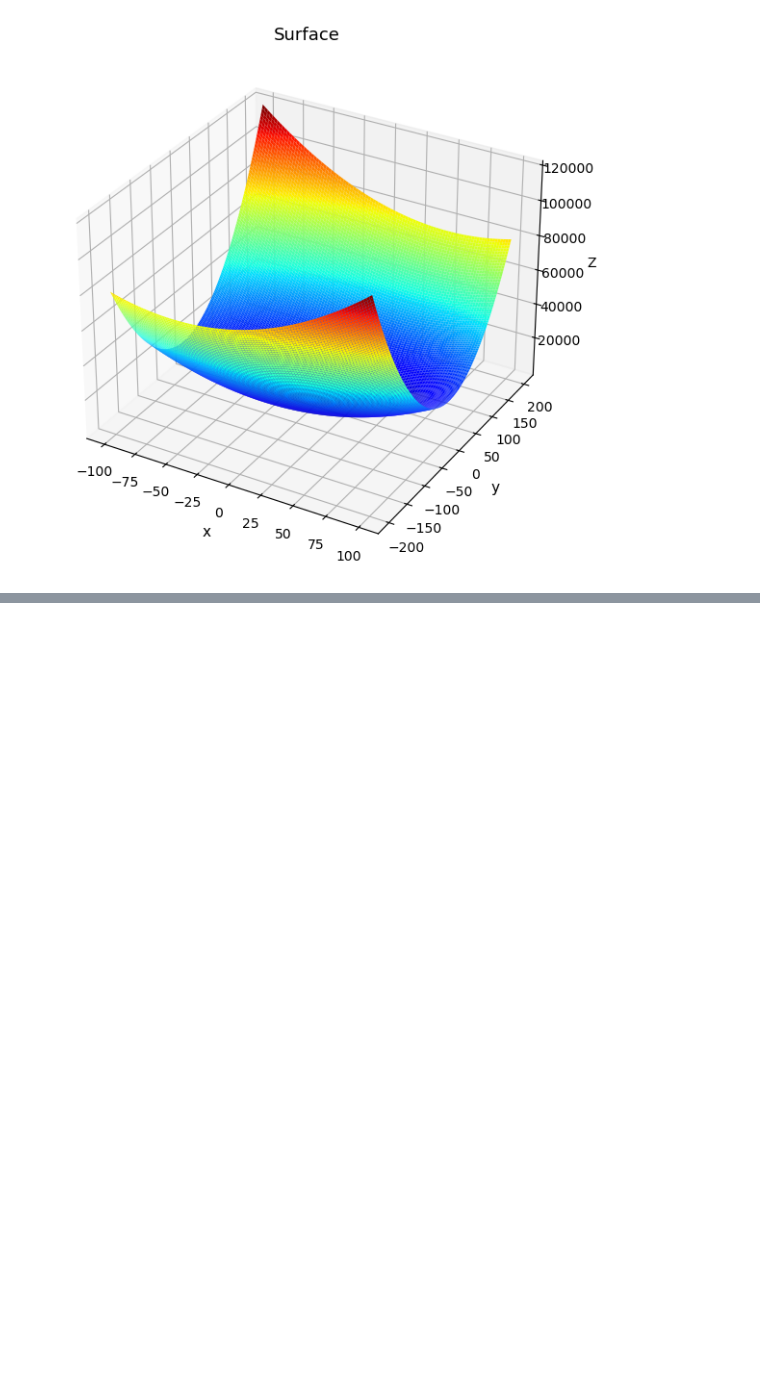
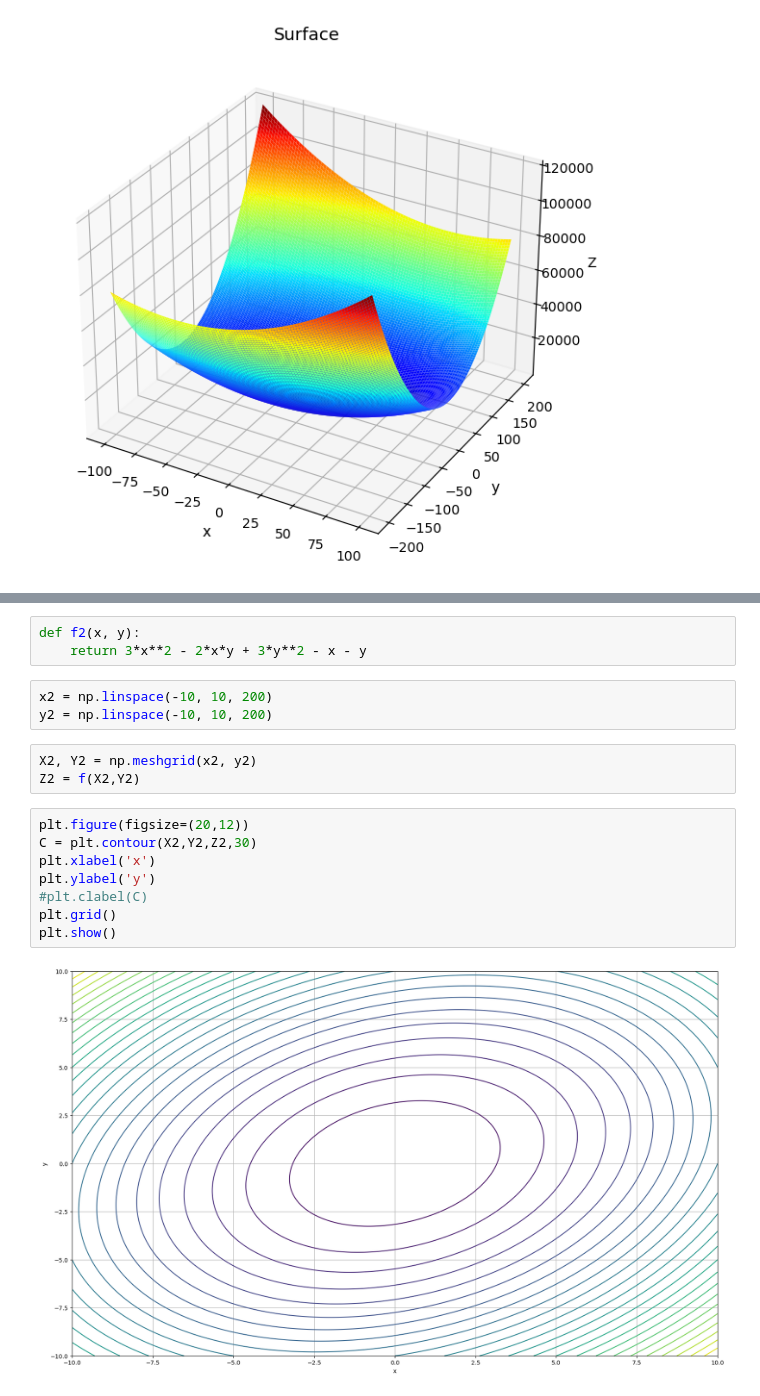
Before and after one commit to miftanurfarid/kecerdasan_buatan, a Jupyter notebook: code/pso/plot.ipynb, the cells around one changed output, grey strips where cells are left out. Drawn from its saved outputs; the diff is of its cells as text; blank space fills up the shorter version.

```diff
--- a/code/pso/plot.ipynb
+++ b/code/pso/plot.ipynb
@@ -38,0 +40,19 @@ Text(0, 0.5, 'y')
+# %%
+def f2(x, y):
+    return 3*x**2 - 2*x*y + 3*y**2 - x - y
+# %%
+x2 = np.linspace(-10, 10, 200)
+y2 = np.linspace(-10, 10, 200)
+# %%
+X2, Y2 = np.meshgrid(x2, y2)
+Z2 = f(X2,Y2)
+# %%
+plt.figure(figsize=(20,12))
+C = plt.contour(X2,Y2,Z2,30)
+plt.xlabel('x')
+plt.ylabel('y')
+#plt.clabel(C)
+plt.grid()
+plt.show()
+# %% [output]
+[figure, added]
```
Also changed, not shown: parts of 1 cell of this notebook, 1 other file.
